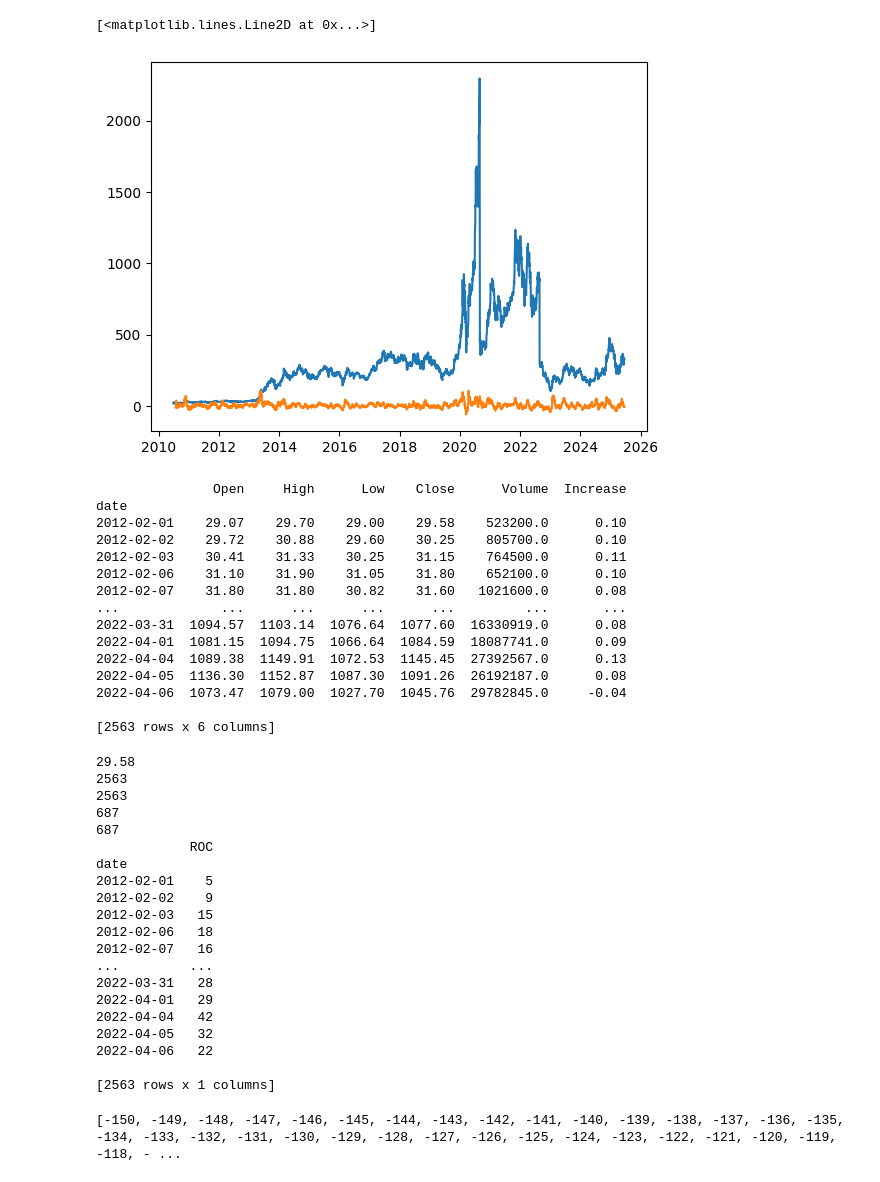
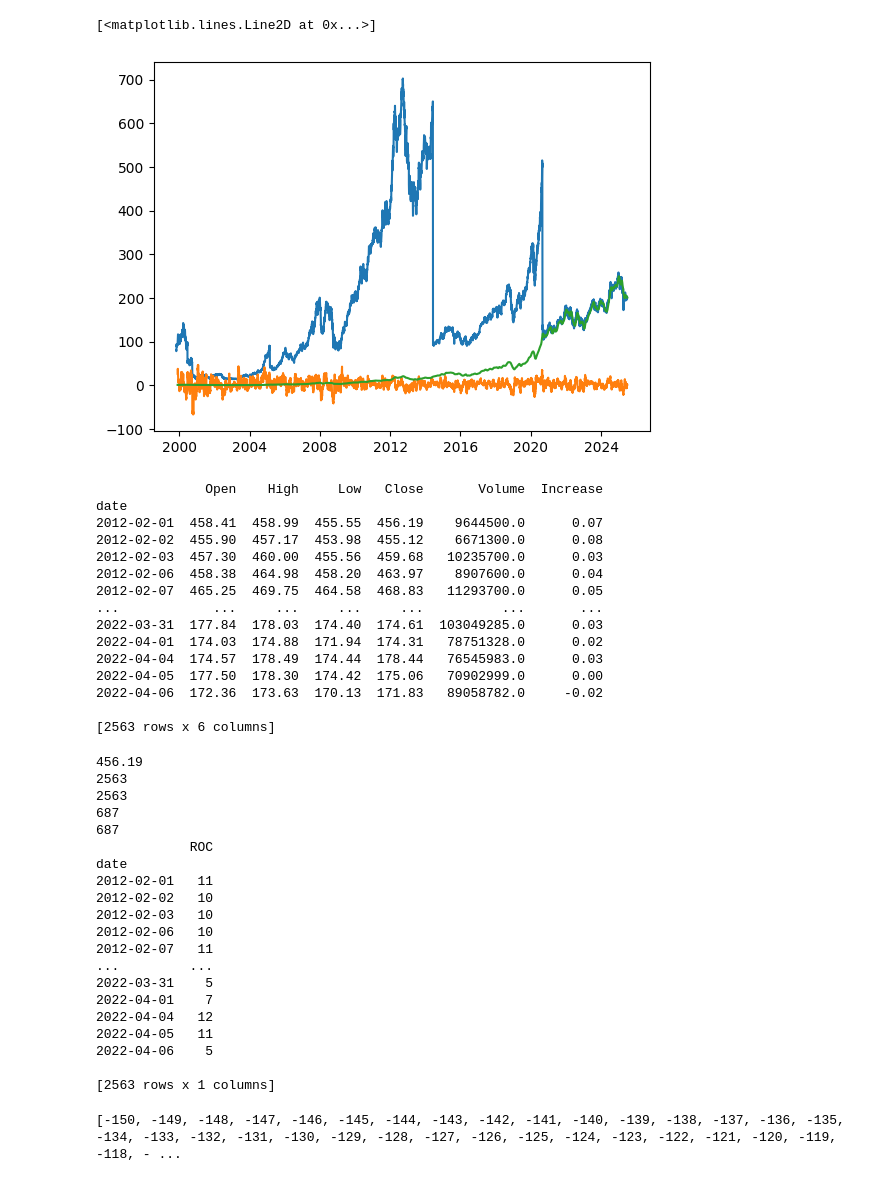
Before and after one commit to daniel142142/reinforcement-learning-trading, a Jupyter notebook: Q_learning_model.ipynb, the cells around one changed output. Saved outputs shown, nothing was run; the diff lists cells and outputs as text; code cells hidden in the pictures.

```diff
--- a/Q_learning_model.ipynb
+++ b/Q_learning_model.ipynb
@@ -7,7 +10,7 @@ from alpha_vantage.techindicators import TechIndicators
 key = 'L49TNJ1SKAPIG4BA'
 # %%
 ts = TimeSeries(key, output_format = 'pandas')
-data, meta = ts.get_daily('TSLA', outputsize = 'full')
+data, meta = ts.get_daily('AAPL', outputsize = 'full')
 columns = ['Open', 'High', 'Low', 'Close', 'Volume']
 data.columns = columns
 print(data)
@@ -30,4 +33,4 @@ date
 # %%
 ti = TechIndicators(key, output_format = 'pandas')
-roc, meta = ti.get_roc('TSLA')
-print(sma)
+roc, meta = ti.get_roc('AAPL')
+sma, meta = ti.get_sma('AAPL')
@@ -50,9 +37,10 @@ date
 # %%
 plt.plot(data['Open'])
 plt.plot(roc)
+plt.plot(sma)
 # %% [output]
 [<matplotlib.lines.Line2D at 0x...>]
-[figure, old version]
+[figure, new version]
 # %%
 
 data = data.sort_index()
@@ -64,19 +52,19 @@ train_data = data.loc['2012-02-01' : '2022-04-06']
 test_data = data.loc['2022-04-07' : '2025-01-01']
 print(train_data)
 # %% [output]
-               Open     High      Low    Close      Volume  Increase
+              Open    High     Low   Close       Volume  Increase
 date
-2012-02-01    29.07    29.70    29.00    29.58    523200.0      0.10
-2012-02-02    29.72    30.88    29.60    30.25    805700.0      0.10
-2012-02-03    30.41    31.33    30.25    31.15    764500.0      0.11
-2012-02-06    31.10    31.90    31.05    31.80    652100.0      0.10
-2012-02-07    31.80    31.80    30.82    31.60   1021600.0      0.08
-...             ...      ...      ...      ...         ...       ...
-2022-03-31  1094.57  1103.14  1076.64  1077.60  16330919.0      0.08
-2022-04-01  1081.15  1094.75  1066.64  1084.59  18087741.0      0.09
-2022-04-04  1089.38  1149.91  1072.53  1145.45  27392567.0      0.13
-2022-04-05  1136.30  1152.87  1087.30  1091.26  26192187.0      0.08
-2022-04-06  1073.47  1079.00  1027.70  1045.76  29782845.0     -0.04
+2012-02-01  458.41  458.99  455.55  456.19    9644500.0      0.07
+2012-02-02  455.90  457.17  453.98  455.12    6671300.0      0.08
+2012-02-03  457.30  460.00  455.56  459.68   10235700.0      0.03
+2012-02-06  458.38  464.98  458.20  463.97    8907600.0      0.04
+2012-02-07  465.25  469.75  464.58  468.83   11293700.0      0.05
+...            ...     ...     ...     ...          ...       ...
+2022-03-31  177.84  178.03  174.40  174.61  103049285.0      0.03
+2022-04-01  174.03  174.88  171.94  174.31   78751328.0      0.02
+2022-04-04  174.57  178.49  174.44  178.44   76545983.0      0.03
+2022-04-05  177.50  178.30  174.42  175.06   70902999.0      0.00
+2022-04-06  172.36  173.63  170.13  171.83   89058782.0     -0.02
 
 [2563 rows x 6 columns]
 # %%
@@ -96,24 +84,24 @@ print(len(test_roc))
 print(len(test_data))
 print(train_roc)
 # %% [output]
-29.58
+456.19
 2563
 2563
 687
 687
             ROC
 date
-2012-02-01    5
-2012-02-02    9
-2012-02-03   15
-2012-02-06   18
-2012-02-07   16
+2012-02-01   11
+2012-02-02   10
+2012-02-03   10
+2012-02-06   10
+2012-02-07   11
 ...         ...
-2022-03-31   28
-2022-04-01   29
-2022-04-04   42
-2022-04-05   32
-2022-04-06   22
+2022-03-31    5
+2022-04-01    7
+2022-04-04   12
+2022-04-05   11
+2022-04-06    5
 
 [2563 rows x 1 columns]
 # %%
```
Also changed, not shown: parts of 20 cells of this notebook.
